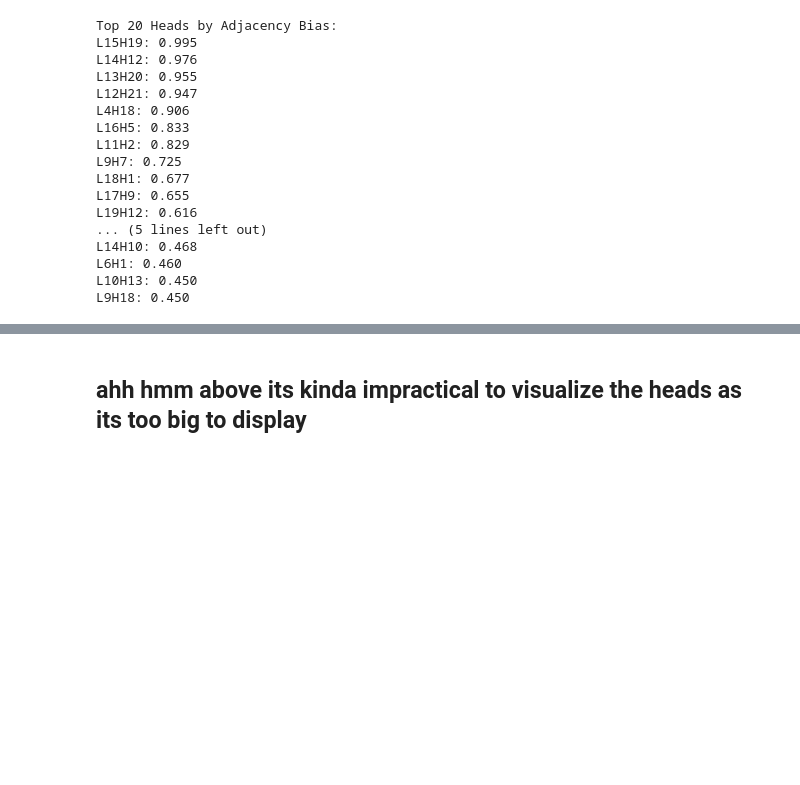
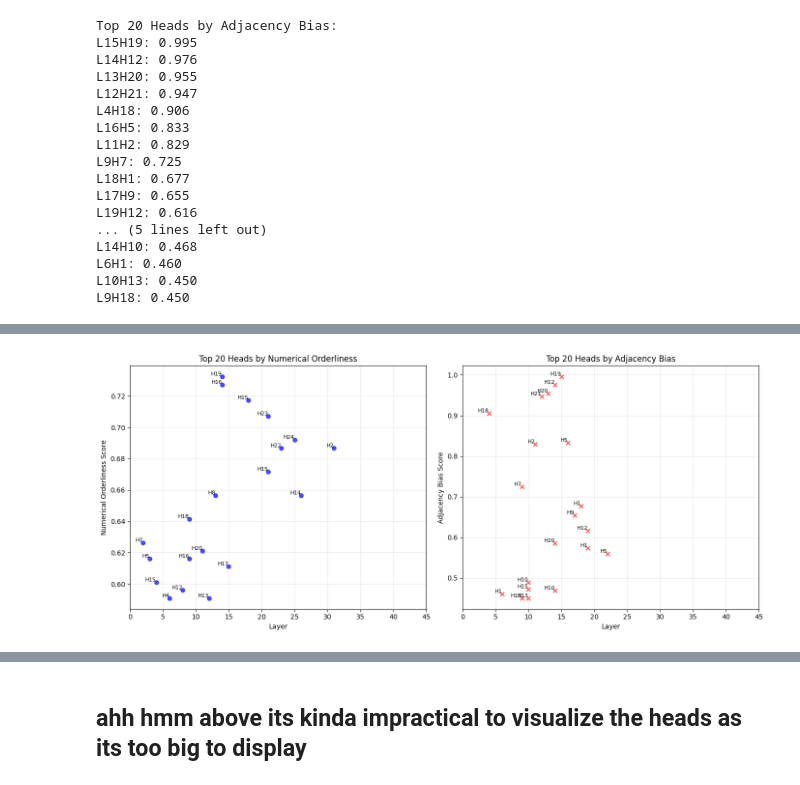
Before and after one commit to Hindolch/ICLR-2026, a Jupyter notebook: exp.ipynb, the cells around one changed output, grey strips where cells are left out. Saved outputs shown, nothing was run; the diff lists cells and outputs as text; code cells hidden in the pictures; blank space fills up the shorter version.

```diff
--- a/exp.ipynb
+++ b/exp.ipynb
@@ -691,0 +810,45 @@ L9H18: 0.450
+# %%
+import matplotlib.pyplot as plt
+import numpy as np
+
+# Extract top 20 orderliness heads from the 'ranked' list
+top_orderness_heads = ranked[:20]
+orderness_layers = [item[0] for item in top_orderness_heads]
+orderness_scores = [item[2] for item in top_orderness_heads]
+orderness_head_indices = [item[1] for item in top_orderness_heads]
+
+# Extract top 20 adjacency bias heads from the 'all_adjacency_scores' list
+# (Note: all_adjacency_scores is already sorted by score)
+top_adjacency_heads = all_adjacency_scores[:20]
+adjacency_layers = [item[0] for item in top_adjacency_heads]
+adjacency_scores = [item[2] for item in top_adjacency_heads]
+adjacency_head_indices = [item[1] for item in top_adjacency_heads]
+
+plt.figure(figsize=(14, 6))
+
+# Plot for Top Orderliness Heads
+plt.subplot(1, 2, 1) # 1 row, 2 columns, first plot
+plt.scatter(orderness_layers, orderness_scores, marker='o', color='blue', alpha=0.7)
+for i, (l, s, h_idx) in enumerate(zip(orderness_layers, orderness_scores, orderness_head_indices)):
+    plt.text(l, s, f'H{h_idx}', fontsize=8, ha='right', va='bottom') # Add head index label
+plt.xlabel("Layer")
+plt.ylabel("Numerical Orderliness Score")
+plt.title("Top 20 Heads by Numerical Orderliness")
+plt.xticks(np.arange(0, model.cfg.n_layers, 5)) # Set x-ticks to every 5 layers for readability
+plt.grid(True, alpha=0.3)
+
+# Plot for Top Adjacency Bias Heads
+plt.subplot(1, 2, 2) # 1 row, 2 columns, second plot
+plt.scatter(adjacency_layers, adjacency_scores, marker='x', color='red', alpha=0.7)
+for i, (l, s, h_idx) in enumerate(zip(adjacency_layers, adjacency_scores, adjacency_head_indices)):
+    plt.text(l, s, f'H{h_idx}', fontsize=8, ha='right', va='bottom') # Add head index label
+plt.xlabel("Layer")
+plt.ylabel("Adjacency Bias Score")
+plt.title("Top 20 Heads by Adjacency Bias")
+plt.xticks(np.arange(0, model.cfg.n_layers, 5)) # Set x-ticks to every 5 layers for readability
+plt.grid(True, alpha=0.3)
+
+plt.tight_layout()
+plt.show()
+# %% [output]
+[figure, added]
```
Also changed, not shown: parts of 22 cells of this notebook.
